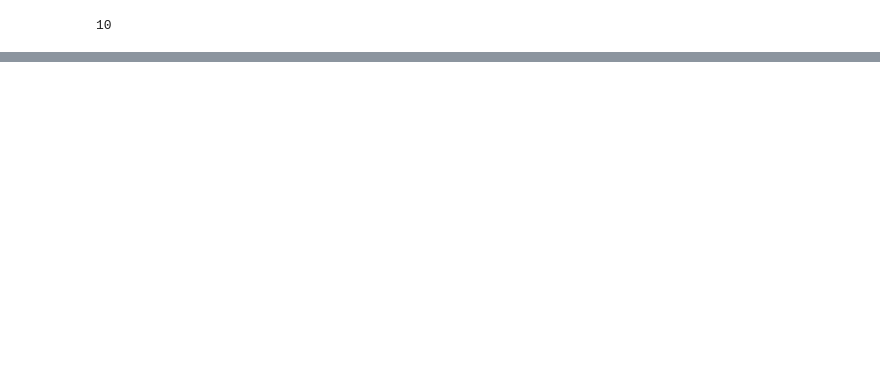
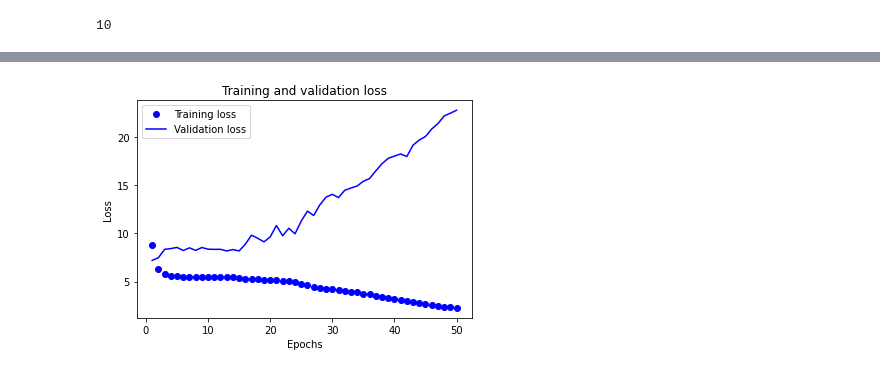
Before and after one commit to kevin0615/Next-word-predicator, a Jupyter notebook: Next_Word.ipynb, the cells around one changed output, grey strips where cells are left out. Drawn from its saved outputs; the diff is of its cells as text; code cells hidden in the pictures; blank space fills up the shorter version.

```diff
--- a/Next_Word.ipynb
+++ b/Next_Word.ipynb
@@ -13,6 +25,6 @@ from keras.preprocessing.sequence import pad_sequences
 # %%
 #Import text file
-text_file = pd.read_csv('spam.csv', header=0 , names=["label", "text"])
+text_file = pd.read_csv('/content/drive/My Drive/Colab Notebooks/Word_Predicator/spam.csv', header=0 , names=["label", "text"])
 text_file.head()
 # %% [output]
 |  | label | text |
@@ -130,0 +135,6 @@ y = to_categorical(num_sequence[:,-1], num_classes=len_vocab+1)
+# %%
+# Split the data into train validation and test set
+# 80 - 20 train - test split, and 70 - 30 train - validation split
+Xtest , Ytest = X[:17935], y[:17935]
+Xtrain , Ytrain = X[17935:68152], y[17935:68152]
+Xvalid , Yvalid = X[68152:], y[68152:]
@@ -140,10 +156,9 @@ model.add(Embedding(len_vocab+1, 10, input_length=seq_len))
 model.add(LSTM(150, return_sequences=True))
 model.add(LSTM(150))
 model.add(Dense(150, activation='relu'))
-
 model.add(Dense(len_vocab+1, activation='softmax'))
 
-model.compile(loss='categorical_crossentropy', optimizer='adam', metrics=['accuracy'])
+model.compile(loss='categorical_crossentropy', optimizer=optimizers.Adam(0.01), metrics=['accuracy'])
 
 model.summary()
 # %% [output]
@@ -168,4 +185,4 @@ _________________________________________________________________
 # %%
 # fit model
-model.fit(X, y, batch_size=128, epochs=300,verbose=1)
+history = model.fit(Xtrain, Ytrain, batch_size=128, epochs=50, validation_data=(Xvalid, Yvalid))
 # %% [output]
@@ -181,0 +206,13 @@ KeyboardInterrupt:
+# %%
+loss = history.history['loss']
+val_loss = history.history['val_loss']
+epochs = range(1, len(loss) + 1)
+plt.plot(epochs,loss, 'bo', label='Training loss') #blue dots
+plt.plot(epochs,val_loss, 'b', label='Validation loss') #blue line
+plt.title('Training and validation loss')
+plt.xlabel('Epochs')
+plt.ylabel('Loss')
+plt.legend()
+plt.show()
+# %% [output]
+[figure, added]
```
Also changed, not shown: parts of 22 cells of this notebook.
